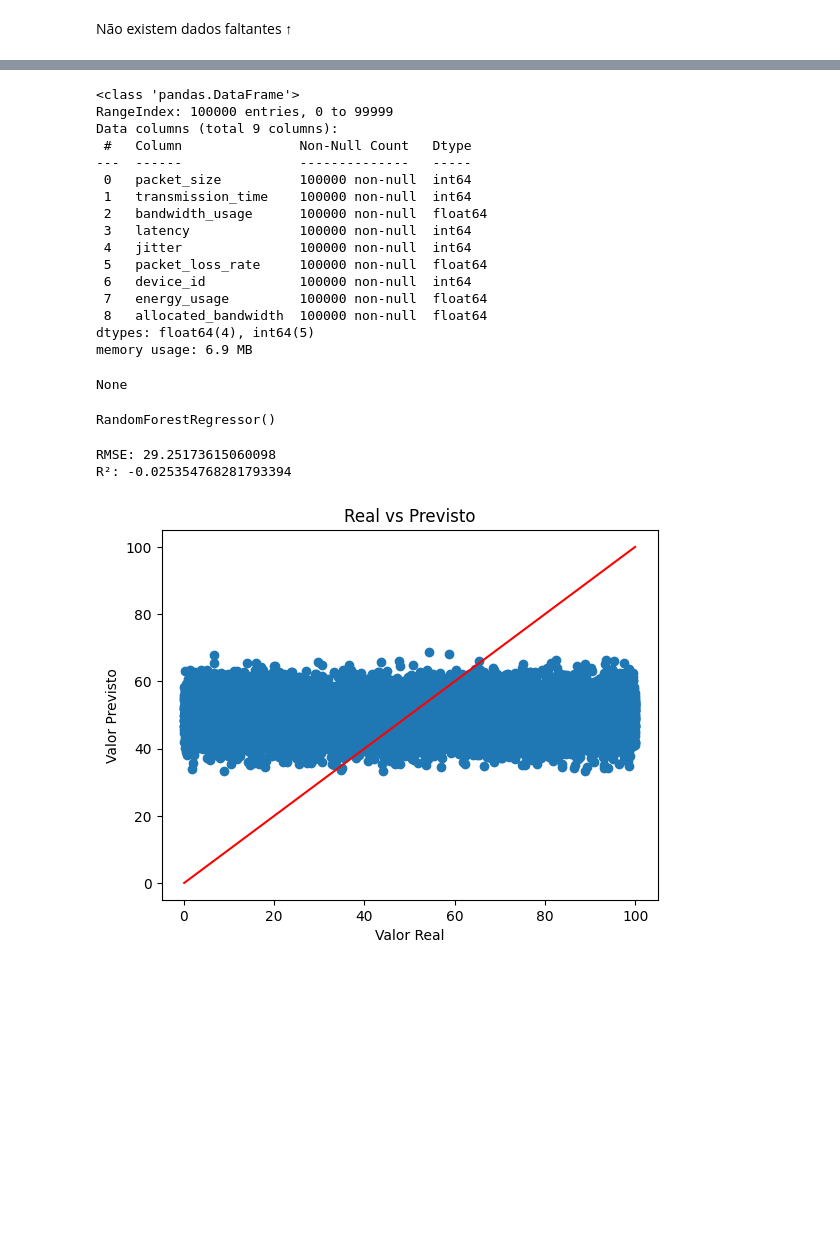
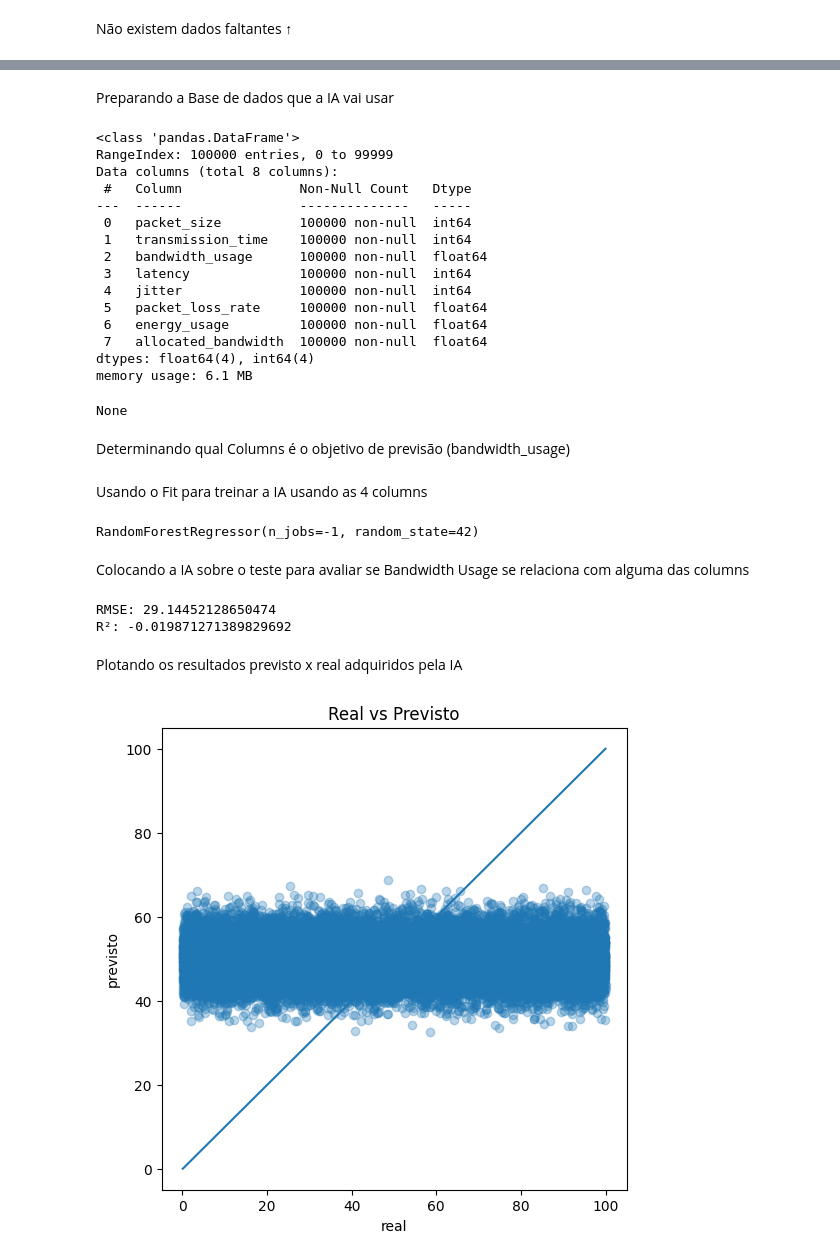
Before and after one commit to JB-2612/desafio.clara, a Jupyter notebook: desafio.ipynb, the cells around one changed output, grey strips where cells are left out. Cells and saved outputs as stored; diff of their text form; code cells hidden in the pictures; blank space fills up the shorter version.

```diff
--- a/desafio.ipynb
+++ b/desafio.ipynb
@@ -28,6 +29,6 @@ Preparar a Base de dados para as predições
 # %%
 tabela = pd.read_csv("Iot_Network_data.csv")
-tabela = tabela.drop(columns=["protocol_type", "device_type"])
+tabela = tabela.drop(columns=["protocol_type", "device_type", "device_id"])
 display(tabela.info())
 display(tabela)
 # %% [output]
@@ -64,3 +64,5 @@ None
+# %% [markdown]
+Preparando a Base de dados que a IA vai usar
 # %%
 from sklearn.preprocessing import LabelEncoder
 cod_packet_size = LabelEncoder()
@@ -75,7 +77,7 @@ display(tabela.info())
 # %% [output]
 <class 'pandas.DataFrame'>
 RangeIndex: 100000 entries, 0 to 99999
-Data columns (total 9 columns):
+Data columns (total 8 columns):
  #   Column               Non-Null Count   Dtype
 ---  ------               --------------   -----
  0   packet_size          100000 non-null  int64
@@ -84,14 +86,15 @@ Data columns (total 9 columns):
  3   latency              100000 non-null  int64
  4   jitter               100000 non-null  int64
  5   packet_loss_rate     100000 non-null  float64
- 6   device_id            100000 non-null  int64
- 7   energy_usage         100000 non-null  float64
- 8   allocated_bandwidth  100000 non-null  float64
-dtypes: float64(4), int64(5)
-memory usage: 6.9 MB
+ 6   energy_usage         100000 non-null  float64
+ 7   allocated_bandwidth  100000 non-null  float64
+dtypes: float64(4), int64(4)
+memory usage: 6.1 MB
 None
+# %% [markdown]
+Determinando qual Columns é o objetivo de previsão (bandwidth_usage)
 # %%
 y = tabela["bandwidth_usage"]
-x = tabela.drop(columns=["bandwidth_usage", "device_id"])
+x = tabela.drop(columns=["bandwidth_usage"])
 from sklearn.model_selection import train_test_split
-x_treino, x_teste, y_treino, y_teste = train_test_split(x, y, test_size=0.3)
+x_treino, x_teste, y_treino, y_teste = train_test_split(x, y, test_size=0.3, random_state=42)
@@ -98,30 +108,36 @@ x_treino, x_teste, y_treino, y_teste = train_test_split(x, y, test_size=0.3)
+# %% [markdown]
+Usando o Fit para treinar a IA usando as 4 columns
 # %%
 from sklearn.ensemble import RandomForestRegressor
-ia_forest = RandomForestRegressor()
+
+ia_forest = RandomForestRegressor(n_estimators=100, random_state=42, n_jobs=-1)
+
 ia_forest.fit(x_treino, y_treino)
 # %% [output]
-RandomForestRegressor()
+RandomForestRegressor(n_jobs=-1, random_state=42)
+# %% [markdown]
+Colocando a IA sobre o teste para avaliar se Bandwidth Usage se relaciona com alguma das columns
 # %%
 prev_forest = ia_forest.predict(x_teste)
 from sklearn.metrics import mean_squared_error, r2_score
-mse = mean_squared_error(y_teste, prev_forest)
-rmse = np.sqrt(mse)
+rmse = np.sqrt(mean_squared_error(y_teste, prev_forest))
+r2 = r2_score(y_teste, prev_forest)
 
 print("RMSE:", rmse)
-print("R²:", r2_score(y_teste, prev_forest))
+print("R²:", r2)
 # %% [output]
-RMSE: 29.25173615060098
-R²: -0.025354768281793394
+RMSE: 29.14452128650474
+R²: -0.019871271389829692
+# %% [markdown]
+Plotando os resultados previsto x real adquiridos pela IA
 # %%
-import matplotlib.pyplot as plt
-
-plt.scatter(y_teste, prev_forest)
-plt.xlabel("Valor Real")
-plt.ylabel("Valor Previsto")
+plt.figure(figsize=(6,6))
+plt.scatter(y_teste, prev_forest, alpha=0.3)
+plt.plot([y_teste.min(), y_teste.max()], [y_teste.min(), y_teste.max()],)
+plt.xlabel("real")
+plt.ylabel("previsto")
 plt.title("Real vs Previsto")
-plt.plot([y_teste.min(), y_teste.max()],
-[y_teste.min(), y_teste.max()], color='red')
 
 plt.show()
 # %% [output]
-[figure, old version]
+[figure, new version]
```
Also changed, not shown: parts of 5 cells of this notebook, 1 other file.
